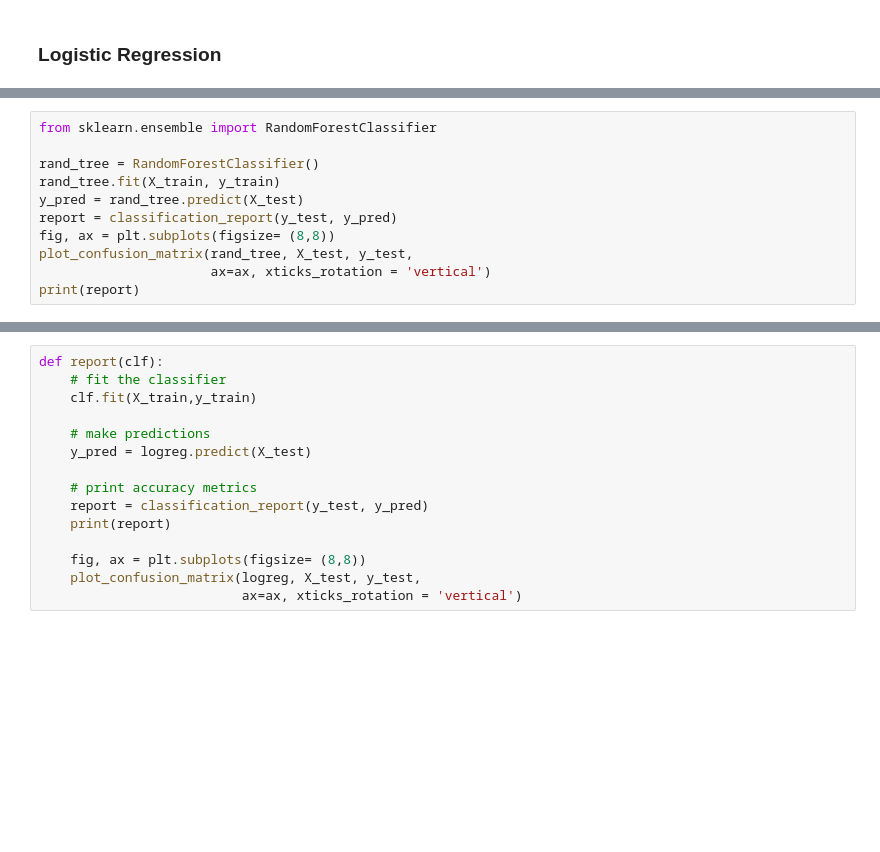
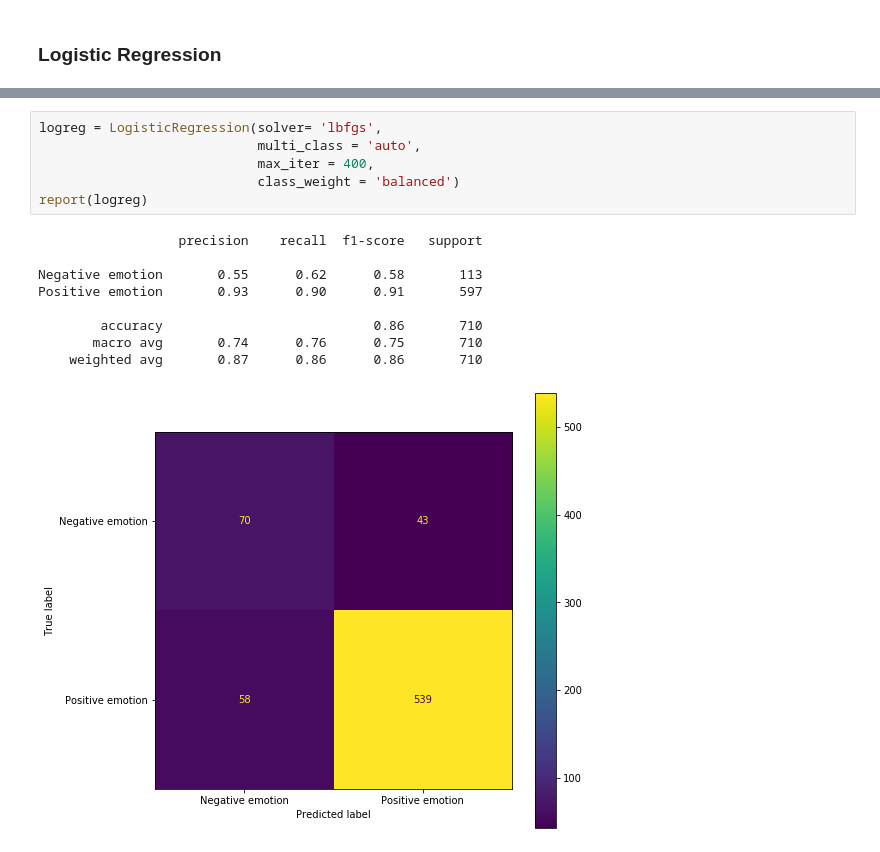
Before and after one commit to shsobieski/CustomerReviewSentiment, a Jupyter notebook: NLP.ipynb, the cells around one changed output, grey strips where cells are left out. Cells and saved outputs as stored; diff of their text form; blank space fills up the shorter version.

Commit message:
merged notebooks and added report function for model review

```diff
--- a/NLP.ipynb
+++ b/NLP.ipynb
@@ -245,11 +210,0 @@ Positive emotion       0.92      0.91      0.92       604
-# %%
-from sklearn.ensemble import RandomForestClassifier
-
-rand_tree = RandomForestClassifier()
-rand_tree.fit(X_train, y_train)
-y_pred = rand_tree.predict(X_test)
-report = classification_report(y_test, y_pred)
-fig, ax = plt.subplots(figsize= (8,8))
-plot_confusion_matrix(rand_tree, X_test, y_test,
-                      ax=ax, xticks_rotation = 'vertical')
-print(report)
@@ -266,15 +211,16 @@ Positive emotion       0.88      1.00      0.93       604
-# %%
-def report(clf):
-    # fit the classifier
-    clf.fit(X_train,y_train)
-
-    # make predictions
-    y_pred = logreg.predict(X_test)
-
-    # print accuracy metrics
-    report = classification_report(y_test, y_pred)
-    print(report)
-
-    fig, ax = plt.subplots(figsize= (8,8))
-    plot_confusion_matrix(logreg, X_test, y_test,
-                          ax=ax, xticks_rotation = 'vertical')
+# %%
+logreg = LogisticRegression(solver= 'lbfgs',
+                            multi_class = 'auto',
+                            max_iter = 400,
+                            class_weight = 'balanced')
+report(logreg)
+# %% [output]
+                  precision    recall  f1-score   support
+
+Negative emotion       0.55      0.62      0.58       113
+Positive emotion       0.93      0.90      0.91       597
+
+        accuracy                           0.86       710
+       macro avg       0.74      0.76      0.75       710
+    weighted avg       0.87      0.86      0.86       710
+[figure, added]
```
Also changed, not shown: parts of 9 cells of this notebook.
